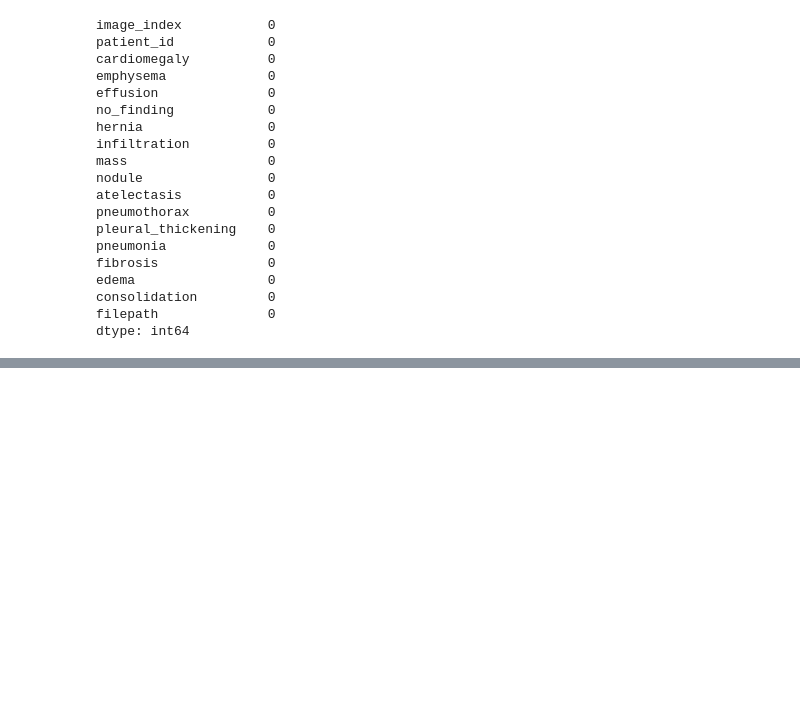
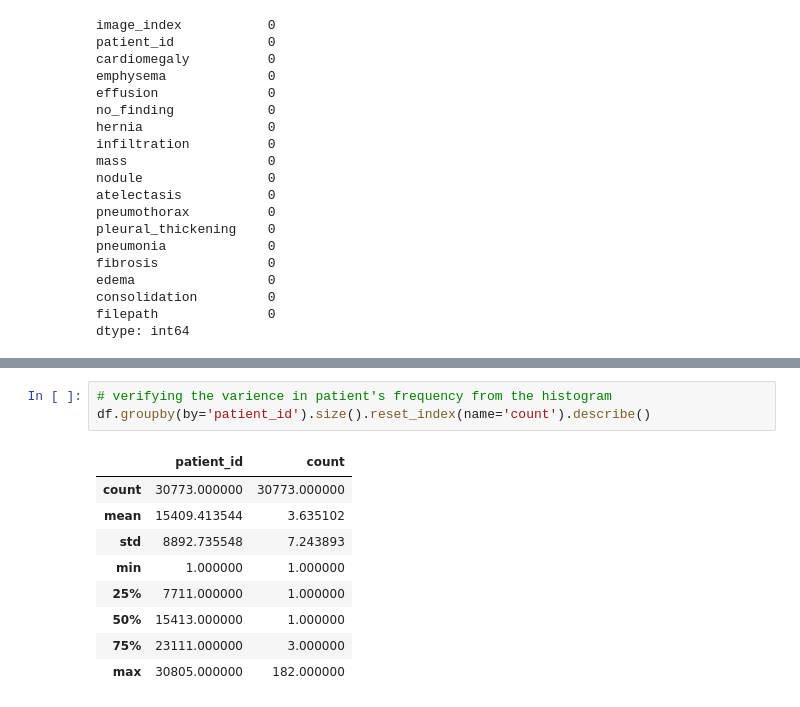
Before and after one commit to Asifdotexe/healthcare-ai-project, a Jupyter notebook: python/notebook/issue-05-as-eda.ipynb, the cells around one changed output, grey strips where cells are left out. Drawn from its saved outputs; the diff is of its cells as text; blank space fills up the shorter version.

```diff
--- a/python/notebook/issue-05-as-eda.ipynb
+++ b/python/notebook/issue-05-as-eda.ipynb
@@ -126,0 +140,13 @@ plt.show()
+# %%
+# verifying the varience in patient's frequency from the histogram
+df.groupby(by='patient_id').size().reset_index(name='count').describe()
+# %% [output]
+|  | patient_id | count |
+| count | 30773.000000 | 30773.000000 |
+| mean | 15409.413544 | 3.635102 |
+| std | 8892.735548 | 7.243893 |
+| min | 1.000000 | 1.000000 |
+| 25% | 7711.000000 | 1.000000 |
+| 50% | 15413.000000 | 1.000000 |
+| 75% | 23111.000000 | 3.000000 |
+| max | 30805.000000 | 182.000000 |
```
Also changed, not shown: parts of 4 cells of this notebook.
